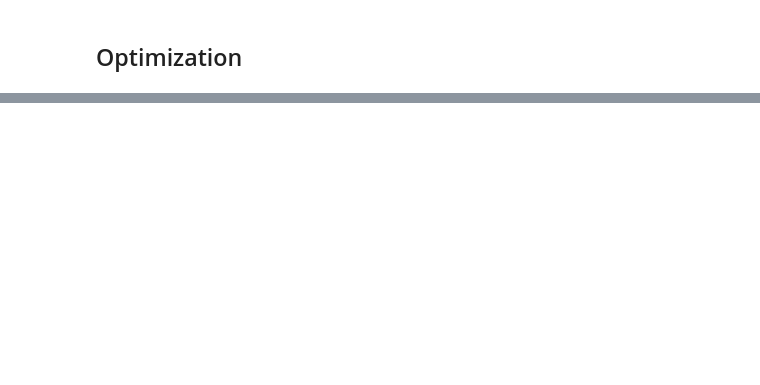
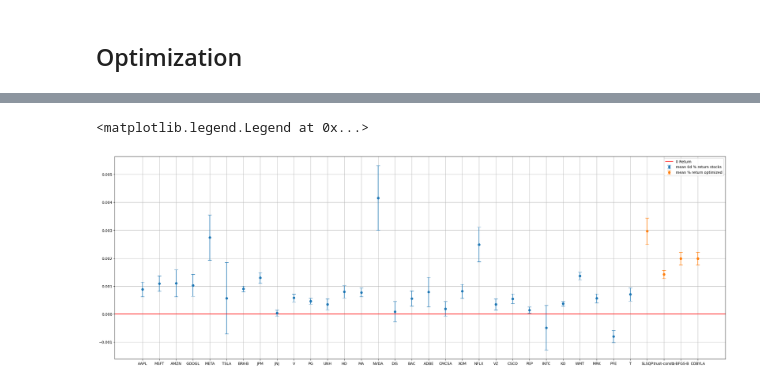
Before and after one commit to mjayadharan/QuantAlgo, a Jupyter notebook: optimization_template.ipynb, the cells around one changed output, grey strips where cells are left out. Saved outputs shown, nothing was run; the diff lists cells and outputs as text; code cells hidden in the pictures; blank space fills up the shorter version.

```diff
--- a/optimization_template.ipynb
+++ b/optimization_template.ipynb
@@ -279,0 +304,12 @@ y_realizations.shape
+# %%
+plt.figure(figsize=(30, 10))
+plt.errorbar(mean_return_pt.index, mean_return_pt, vol_pct,
+             label="mean 0d % return stocks", marker='o', fmt=" ", capsize=5)
+plt.errorbar(list(opt_portfol_mean_dict.keys()), list(opt_portfol_mean_dict.values()), list(opt_portfol_var_dict.values()),
+             label="mean % return optimized", marker='o', fmt=" ", capsize=5)
+plt.axhline(y=0, label='0 Return', color='red')
+plt.grid()
+plt.legend()
+# %% [output]
+<matplotlib.legend.Legend at 0x...>
+[figure, added]
```
Also changed, not shown: parts of 27 cells of this notebook.
